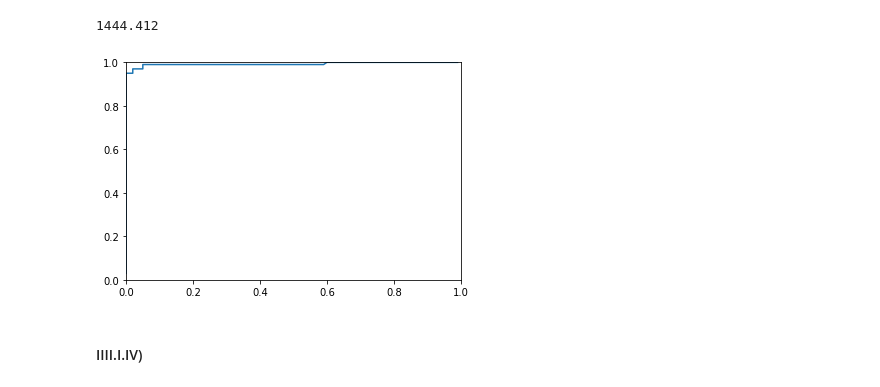
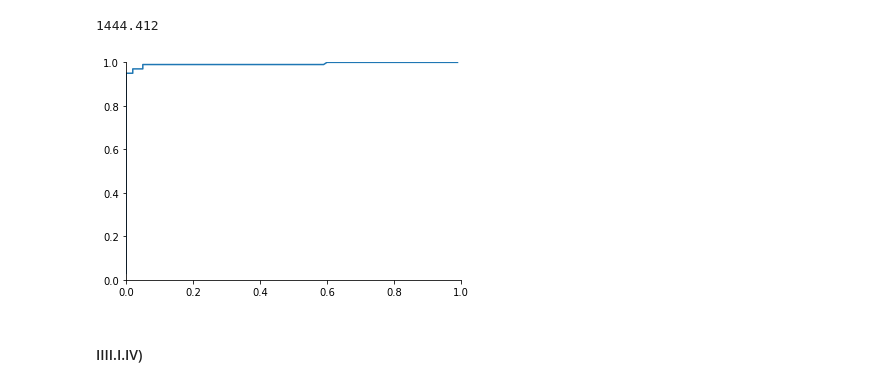
Before and after one commit to Nacho2904/CURSO-LEARNING1, a Jupyter notebook: tarea_de_dl.ipynb, the cells around one changed output. Drawn from its saved outputs; the diff is of its cells as text; code cells hidden in the pictures.

```diff
--- a/tarea_de_dl.ipynb
+++ b/tarea_de_dl.ipynb
@@ -521,11 +521,14 @@ values = np.arange(0.6,5,0.01)
 y_axis = [get_tpr(mean_squared_error*value) for value in values]
 x_axis = [get_fpr(mean_squared_error*value) for value in values]
 # %%
-plt.plot(x_axis,y_axis)
+ax = plt.subplot(111)
+ax.plot(x_axis, y_axis)
 plt.xlim(0,1)
-plt.ylim(0,1);
+plt.ylim(0,1)
+ax.spines['top'].set_visible(False)
+ax.spines['right'].set_visible(False);
 # %% [output]
-[figure, old version]
+[figure, new version]
 # %% [markdown]
 #### IIII.I.IV)
 # %% [markdown]
```
